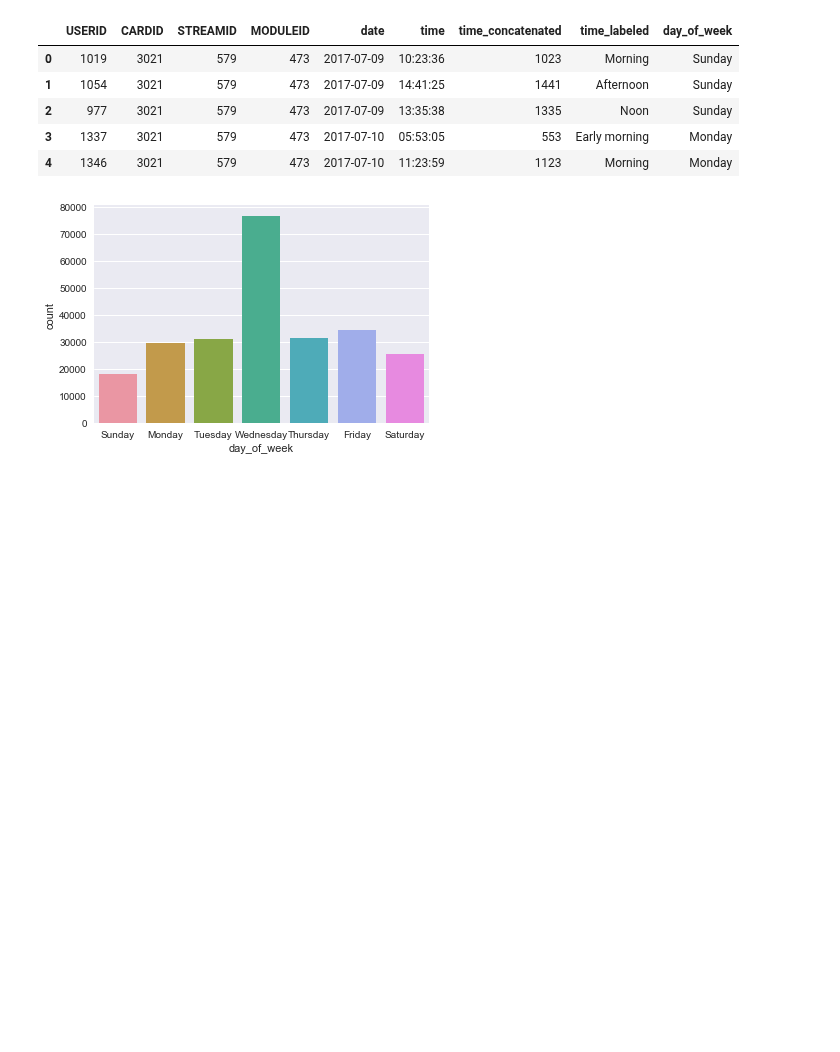
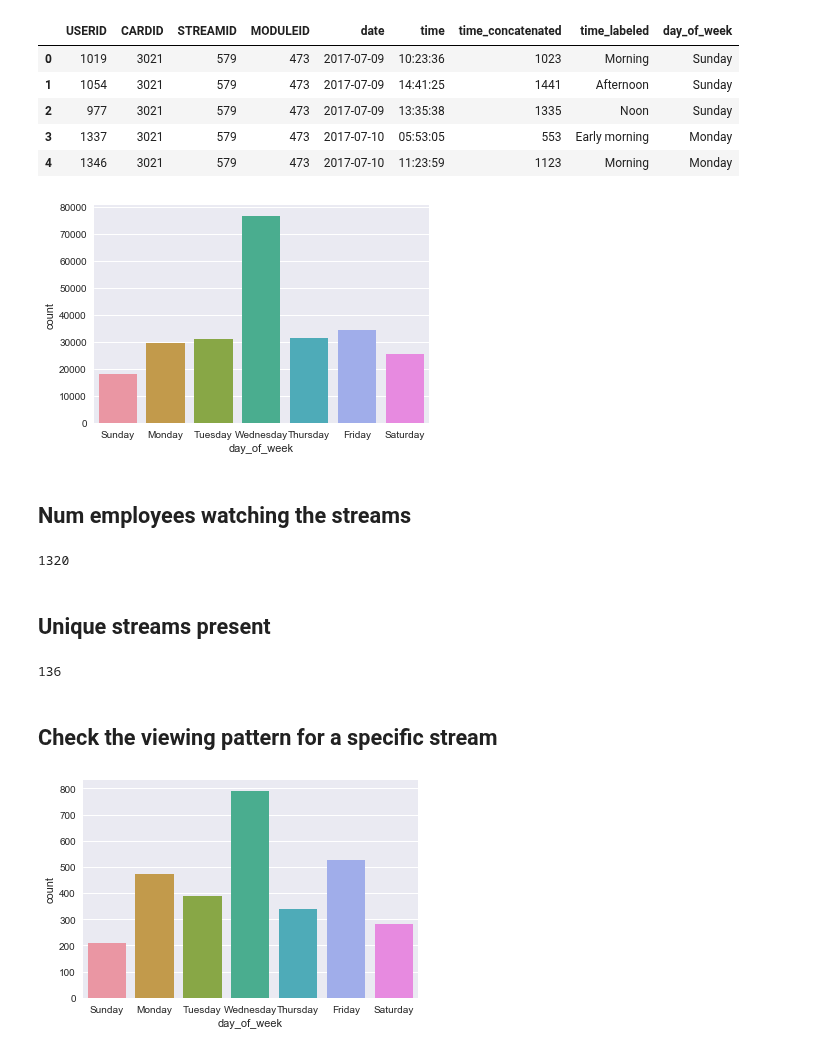
Before and after one commit to ace-racer/ContextualRecommender, a Jupyter notebook: hybird_recommender/Process raw stream views.ipynb, the cells around one changed output. Drawn from its saved outputs; the diff is of its cells as text; code cells hidden in the pictures; blank space fills up the shorter version.

Commit message:
Add plots of behavioral patterns

```diff
--- a/hybird_recommender/Process raw stream views.ipynb
+++ b/hybird_recommender/Process raw stream views.ipynb
@@ -101,3 +101,21 @@ sns.set(style="darkgrid")
 ax = sns.countplot(x="day_of_week", data=stream_views_df)
 # %% [output]
 [figure]
+# %% [markdown]
+## Num employees watching the streams
+# %%
+stream_views_df["USERID"].nunique()
+# %% [output]
+1320
+# %% [markdown]
+## Unique streams present
+# %%
+stream_views_df["STREAMID"].nunique()
+# %% [output]
+136
+# %% [markdown]
+## Check the viewing pattern for a specific stream
+# %%
+ax = sns.countplot(x="day_of_week", data=stream_views_df[stream_views_df["STREAMID"] == 579])
+# %% [output]
+[figure, added]
```
Also changed, not shown: parts of 10 cells of this notebook.
